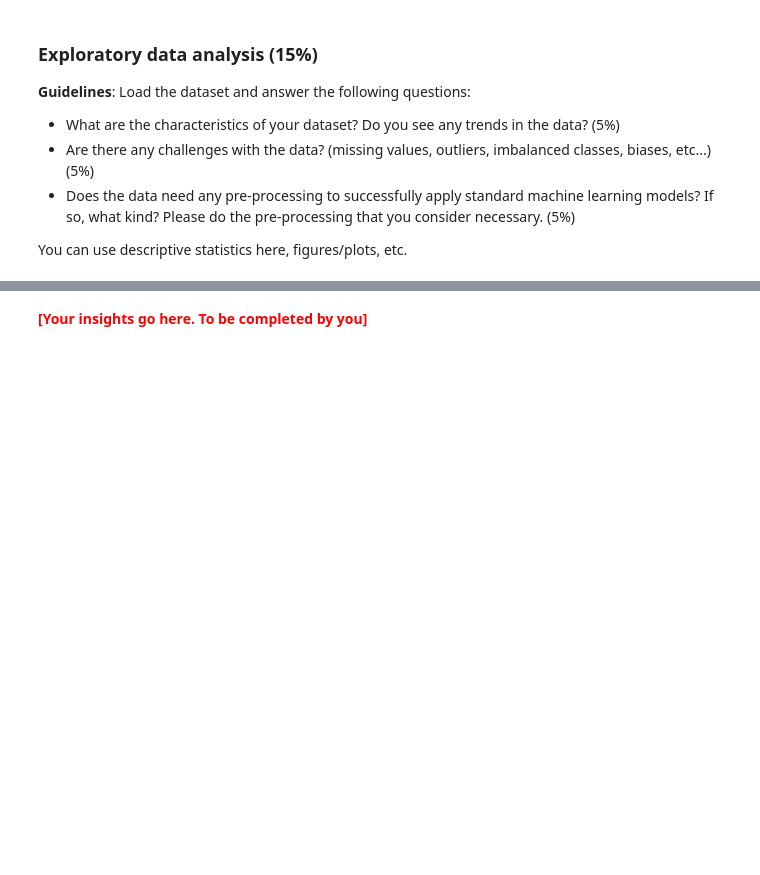
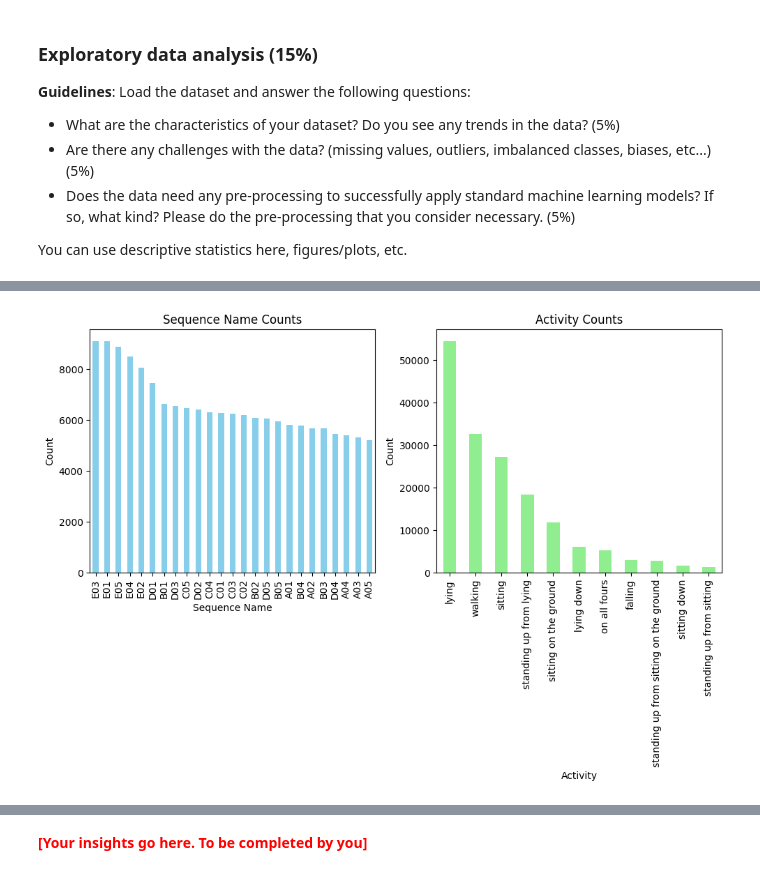
Before and after one commit to ElGrorg/LSTMFallDetection, a Jupyter notebook: coursework2_ai4sd.ipynb, the cells around one changed output, grey strips where cells are left out. Saved outputs shown, nothing was run; the diff lists cells and outputs as text; code cells hidden in the pictures; blank space fills up the shorter version.

Commit message:
working model, data upload

```diff
--- a/coursework2_ai4sd.ipynb
+++ b/coursework2_ai4sd.ipynb
@@ -45,0 +51,3 @@ You can use descriptive statistics here, figures/plots, etc.
+# %%
+df = pd.read_csv('original_full_data/localization+data+for+person+activity/ConfLongDemo_JSI.csv')
+df.head()
@@ -45,0 +73,19 @@ You can use descriptive statistics here, figures/plots, etc.
+# %%
+fig, axes = plt.subplots(nrows=1, ncols=2, figsize=(10, 7))
+
+# Plot for sequence_name counts
+df['sequence_name'].value_counts().plot(kind='bar', ax=axes[0], color='skyblue')
+axes[0].set_title('Sequence Name Counts')
+axes[0].set_xlabel('Sequence Name')
+axes[0].set_ylabel('Count')
+
+# Plot for activity counts
+df['activity'].value_counts().plot(kind='bar', ax=axes[1], color='lightgreen')
+axes[1].set_title('Activity Counts')
+axes[1].set_xlabel('Activity')
+axes[1].set_ylabel('Count')
+
+plt.tight_layout()
+plt.show()
+# %% [output]
+[figure, added]
```
Also changed, not shown: parts of 53 cells of this notebook, 2 other files.
